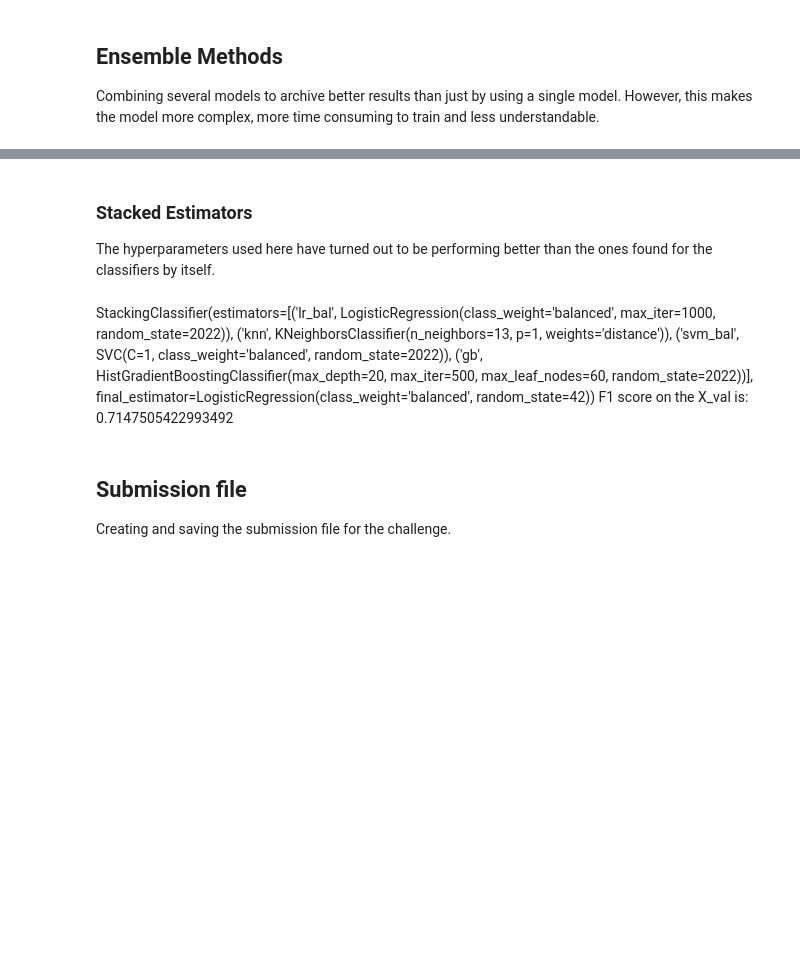
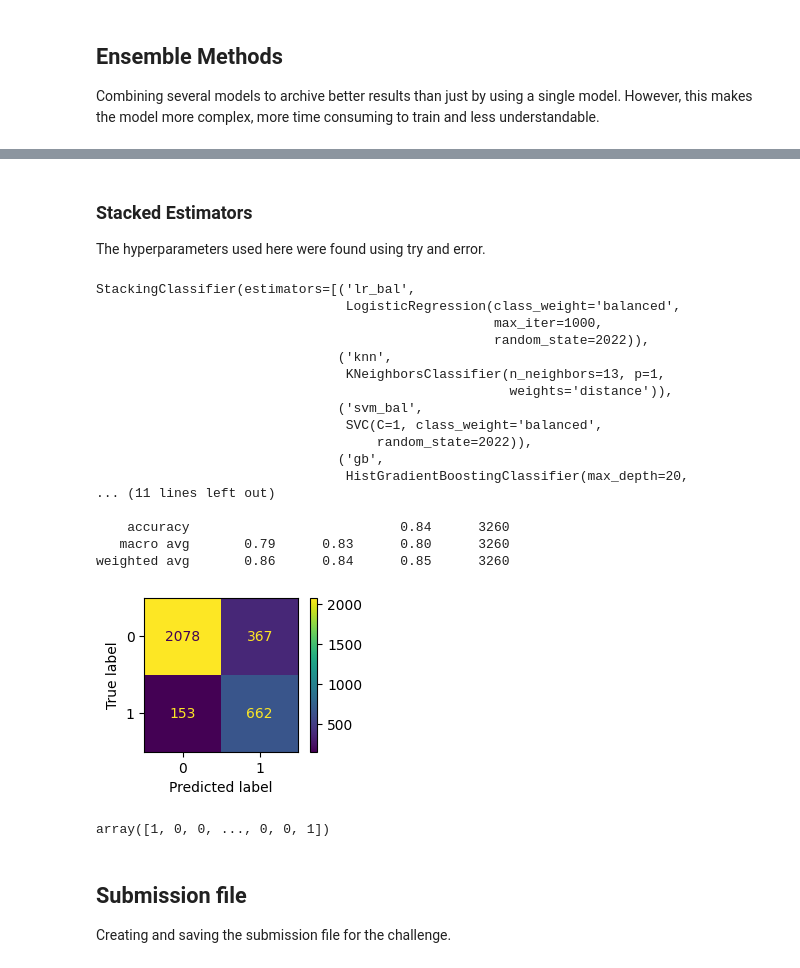
Before and after one commit to SunTwoShine/zindi_landslide_prevention, a Jupyter notebook: model.ipynb, the cells around one changed output, grey strips where cells are left out. Drawn from its saved outputs; the diff is of its cells as text; code cells hidden in the pictures; blank space fills up the shorter version.

```diff
--- a/model.ipynb
+++ b/model.ipynb
@@ -203,35 +218,35 @@ y_pred_gb, f1_gb, recall_gb = fit_clf_and_results(X_train, X_val, y_train, y_val
 # %% [markdown]
 ### Stacked Estimators
 
-The hyperparameters used here have turned out to be performing better than the ones found for the classifiers by itself.
+The hyperparameters used here were found using try and error.
 # %%
 estimators = [
     ('lr_bal', LogisticRegression(class_weight='balanced', random_state = 2022, max_iter=1000)),
     ('knn', KNeighborsClassifier(n_neighbors=13, weights='distance', p=1)),
     ('svm_bal', SVC(C=1, class_weight='balanced', random_state=2022)),
-    ('gb', HistGradientBoostingClassifier(max_leaf_nodes=60, max_depth=20, max_iter=500, random_state=2022)),
+    ('gb', HistGradientBoostingClassifier(max_leaf_nodes=59, max_depth=20, max_iter=500, random_state=2022)),
     ]
 
 final_est = LogisticRegression(class_weight='balanced', random_state = 42)
 
 stack_clf = StackingClassifier(estimators=estimators, final_estimator=final_est)
 y_pred_stack_clf, f1_stack_clf, recall_stack_clf = fit_clf_and_results(X_train, X_val, y_train, y_val, stack_clf)
+# %% [output]
+StackingClassifier(estimators=[('lr_bal',
+                                LogisticRegression(class_weight='balanced',
+                                                   max_iter=1000,
+                                                   random_state=2022)),
+                               ('knn',
+                                KNeighborsClassifier(n_neighbors=13, p=1,
+                                                     weights='distance')),
+                               ('svm_bal',
+                                SVC(C=1, class_weight='balanced',
+                                    random_state=2022)),
+                               ('gb',
+                                HistGradientBoostingClassifier(max_depth=20,
+... (11 lines left out)
+
+    accuracy                           0.84      3260
+   macro avg       0.79      0.83      0.80      3260
+weighted avg       0.86      0.84      0.85      3260
+[figure, added]
-# %% [markdown]
-StackingClassifier(estimators=[('lr_bal',
-                                LogisticRegression(class_weight='balanced',
-                                                   max_iter=1000,
-                                                   random_state=2022)),
-                               ('knn',
-                                KNeighborsClassifier(n_neighbors=13, p=1,
-                                                     weights='distance')),
-                               ('svm_bal',
-                                SVC(C=1, class_weight='balanced',
-                                    random_state=2022)),
-                               ('gb',
-                                HistGradientBoostingClassifier(max_depth=20,
-                                                               max_iter=500,
-                                                               max_leaf_nodes=60,
-                                                               random_state=2022))],
-                   final_estimator=LogisticRegression(class_weight='balanced',
-                                                      random_state=42))
-F1 score on the X_val is: 0.7147505422993492
@@ -257,3 +254,5 @@ f1_stack_clf
 # Predict on test set
 y_test_stack = stack_clf.predict(X_test)
 y_test_stack
+# %% [output]
+array([1, 0, 0, ..., 0, 0, 1])
```
Also changed, not shown: parts of 44 cells of this notebook.
